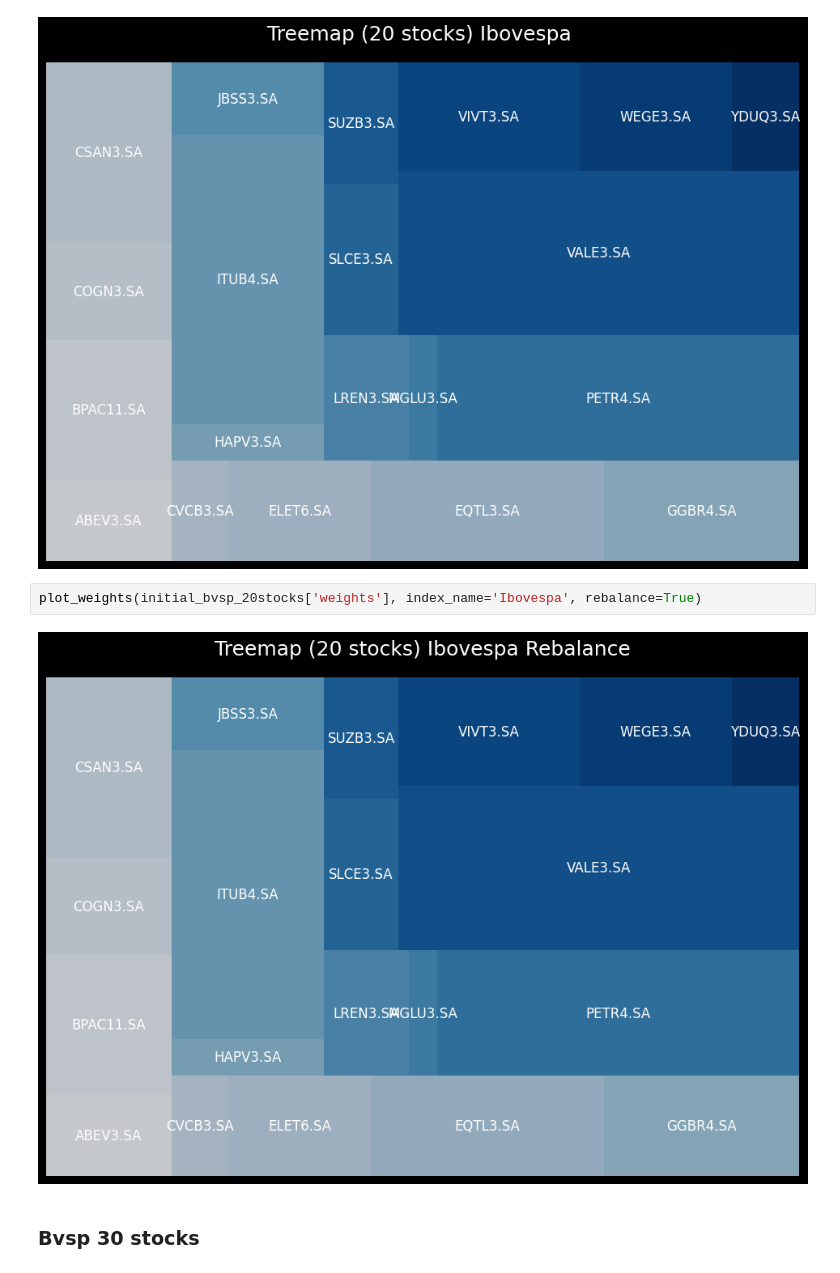
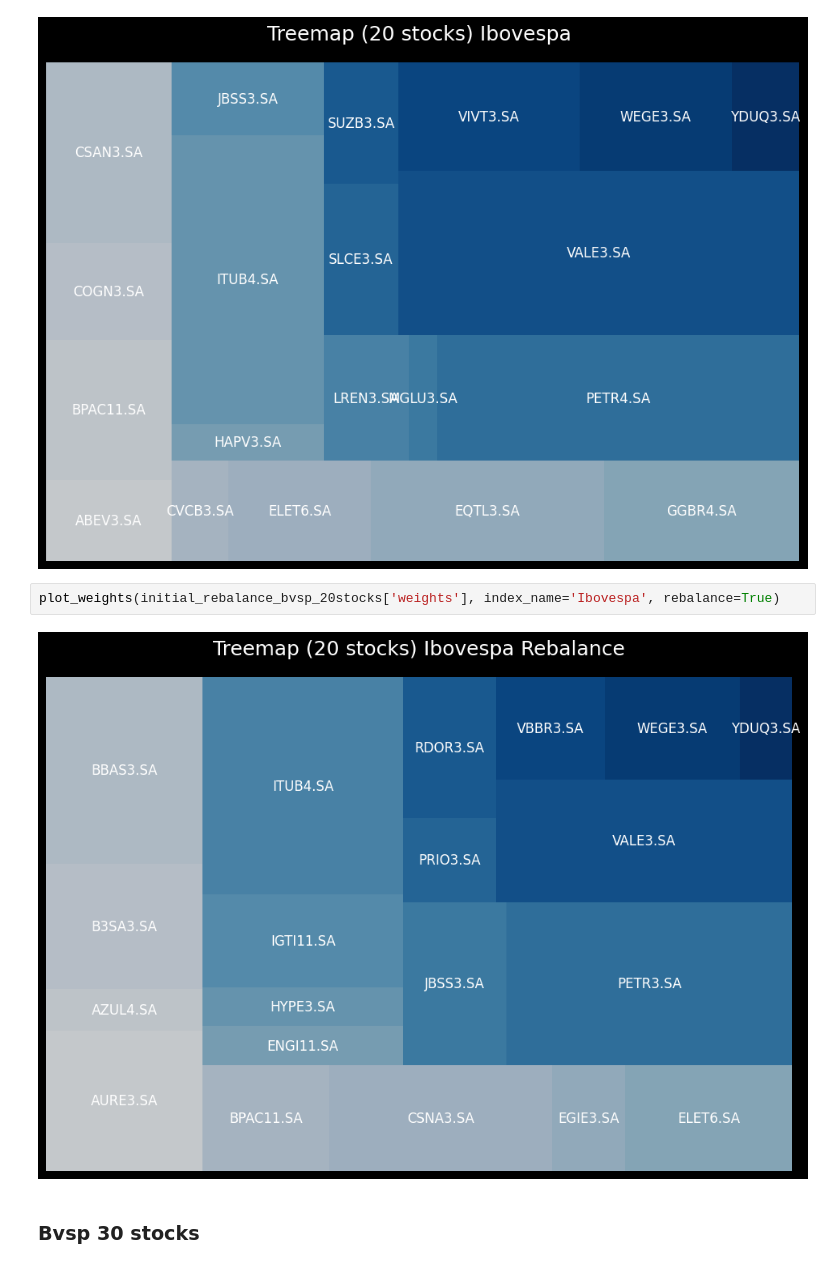
Before and after one commit to vitorholiveira/index_tracking, a Jupyter notebook: notebooks/flowers.ipynb, the cells around one changed output. Saved outputs shown, nothing was run; the diff lists cells and outputs as text.

Commit message:
treemap 20 stocks ibovespa rebalance plot

```diff
--- a/notebooks/flowers.ipynb
+++ b/notebooks/flowers.ipynb
@@ -372,9 +372,9 @@ plot_weights(initial_bvsp_20stocks['weights'], index_name='Ibovespa')
 # %% [output]
 [figure]
 # %%
-plot_weights(initial_bvsp_20stocks['weights'], index_name='Ibovespa', rebalance=True)
+plot_weights(initial_rebalance_bvsp_20stocks['weights'], index_name='Ibovespa', rebalance=True)
 # %% [output]
-[figure, old version]
+[figure, new version]
 # %% [markdown]
 ### Bvsp 30 stocks
 # %%
```
